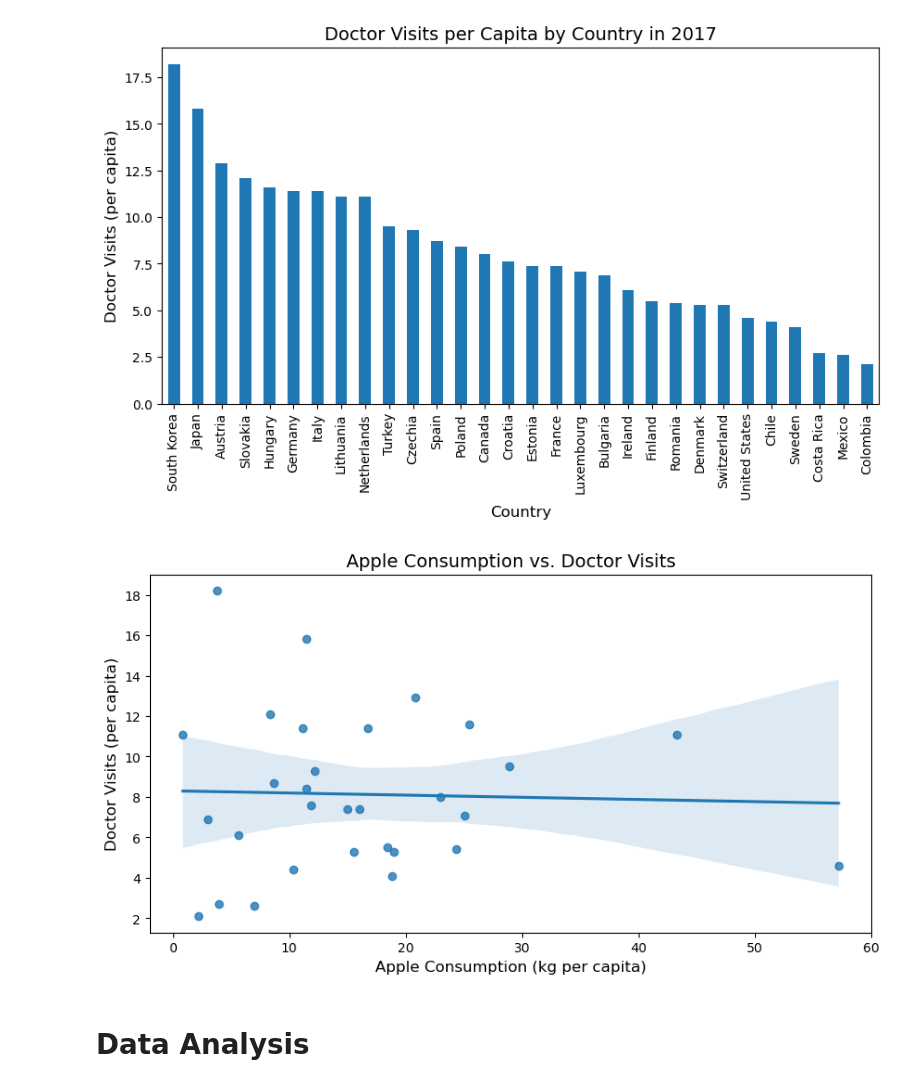
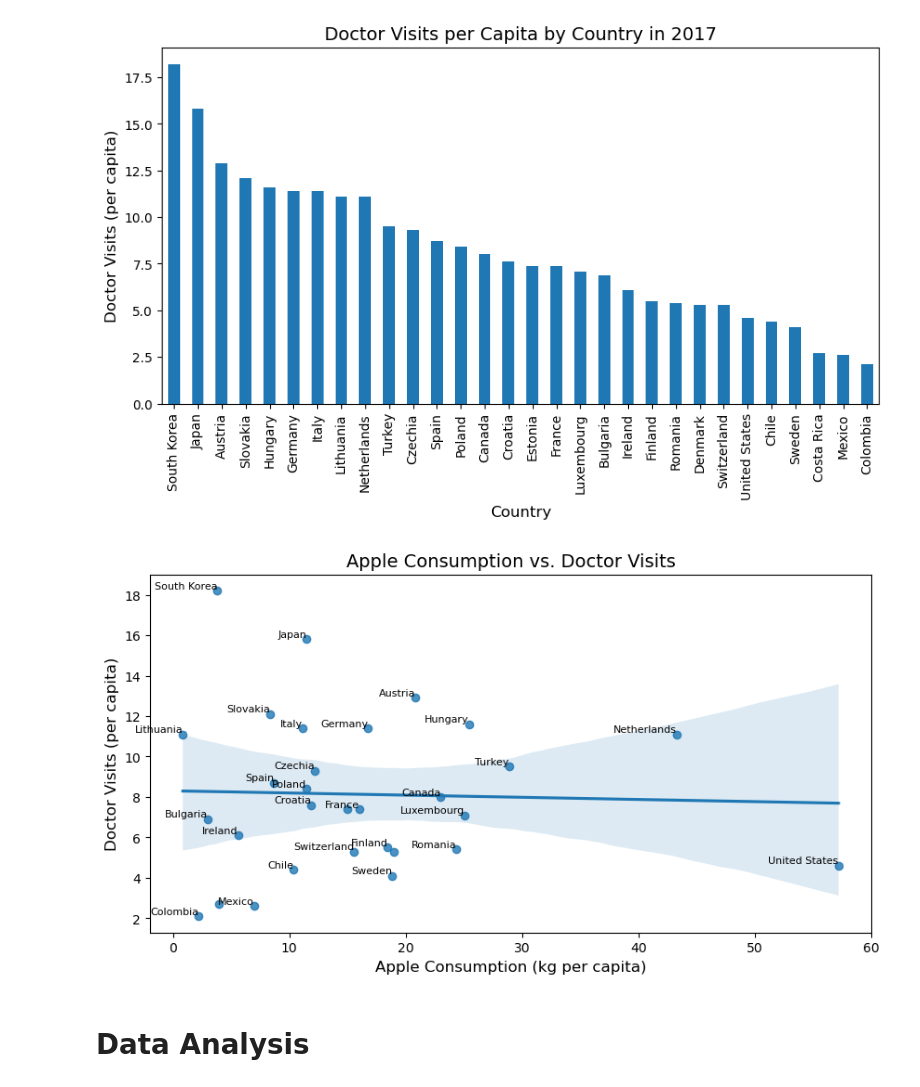
Before and after one commit to matteocasolari/myths-vs-data, a Jupyter notebook: 01_an_apple_a_day/notebooks/01_an_apple_a_day.ipynb, the cells around one changed output. Saved outputs shown, nothing was run; the diff lists cells and outputs as text; code cells hidden in the pictures.

```diff
--- a/01_an_apple_a_day/notebooks/01_an_apple_a_day.ipynb
+++ b/01_an_apple_a_day/notebooks/01_an_apple_a_day.ipynb
@@ -110,21 +110,38 @@ plt.show()
 # %%
 fig, ax = plt.subplots(figsize=figsize)
 
 sns.regplot(
     data=df,
     x="apple_consumption_per_capita_kg",
     y="doctor_visits_per_capita",
     ax=ax,
 )
 
+# Skipping some countries to prevent overlapping
+skipped_countries = [
+    "Estonia",
+    "Costa Rica",
+    "Denmark",
+]
+for i, txt in enumerate(df["country"]):
+    if txt not in skipped_countries:
+        ax.text(
+            df["apple_consumption_per_capita_kg"].iloc[i],
+            df["doctor_visits_per_capita"].iloc[i],
+            txt,
+            fontsize=8,
+            ha="right",
+            va="bottom",
+        )
+
 set_plot_labels(
     ax=ax,
     xlabel="Apple Consumption (kg per capita)",
     ylabel="Doctor Visits (per capita)",
     title="Apple Consumption vs. Doctor Visits",
 )
 # %% [output]
-[figure, old version]
+[figure, new version]
 # %% [markdown]
 # Data Analysis
 # %% [markdown]
```
Also changed, not shown: parts of 8 cells of this notebook.
